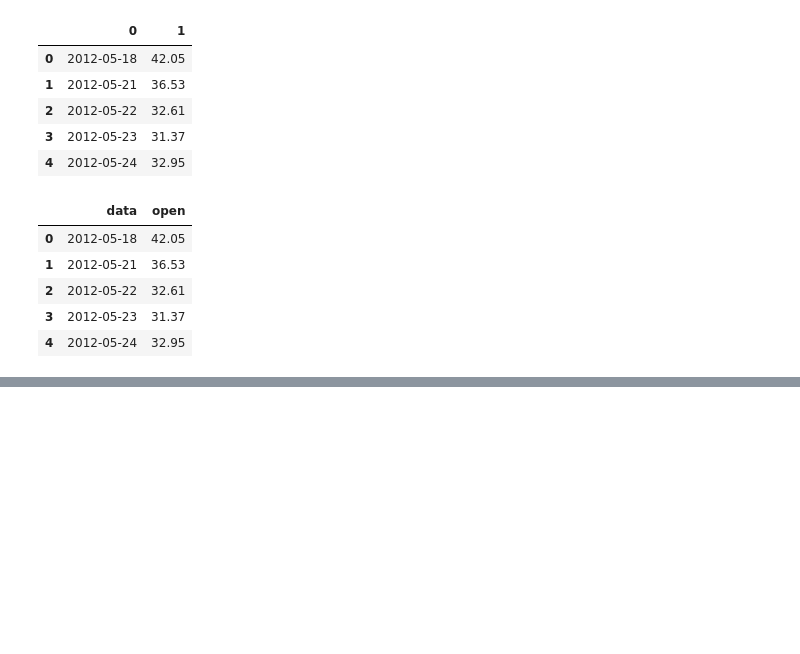
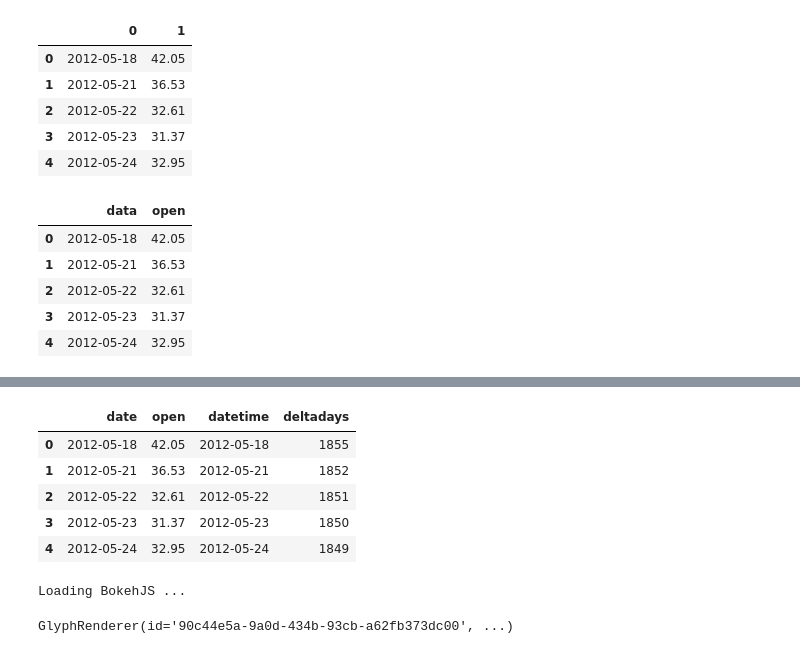
Before and after one commit to zyinjia/flask-demo, a Jupyter notebook: api.ipynb, the cells around one changed output, grey strips where cells are left out. Saved outputs shown, nothing was run; the diff lists cells and outputs as text; code cells hidden in the pictures; blank space fills up the shorter version.

```diff
--- a/api.ipynb
+++ b/api.ipynb
@@ -115,0 +115,15 @@ from mat
+# %%
+from datetime import datetime
+def deltadays(unidate):
+    # input is a unicode format date
+    # return an int of the days difference compared to today
+    strpdate = datetime.strptime(unidate, '%Y-%m-%d')
+    nowdate = datetime.today()
+    delta = nowdate - strpdate
+    return delta.days
+
+def getdatetime(unidate):
+    # input is a unicode format date
+    # return a datetime object
+    strpdate = datetime.strptime(unidate, '%Y-%m-%d')
+    return strpdate
@@ -115,0 +139,11 @@ from mat
+# %%
+df1['deltadays'] = [deltadays(i) for i in df1['date']]
+df1['datetime'] = [getdatetime(i) for i in df1['date']]
+df1.head()
+# %% [output]
+|  | date | open | datetime | deltadays |
+| 0 | 2012-05-18 | 42.05 | 2012-05-18 | 1855 |
+| 1 | 2012-05-21 | 36.53 | 2012-05-21 | 1852 |
+| 2 | 2012-05-22 | 32.61 | 2012-05-22 | 1851 |
+| 3 | 2012-05-23 | 31.37 | 2012-05-23 | 1850 |
+| 4 | 2012-05-24 | 32.95 | 2012-05-24 | 1849 |
@@ -115,0 +154,9 @@ from mat
+# %%
+output_notebook()
+# %% [output]
+Loading BokehJS ...
+# %%
+p = figure()
+p.circle(df1['datetime'], df1['open'])
+# %% [output]
+GlyphRenderer(id='90c44e5a-9a0d-434b-93cb-a62fb373dc00', ...)
```
Also changed, not shown: parts of 7 cells of this notebook.
